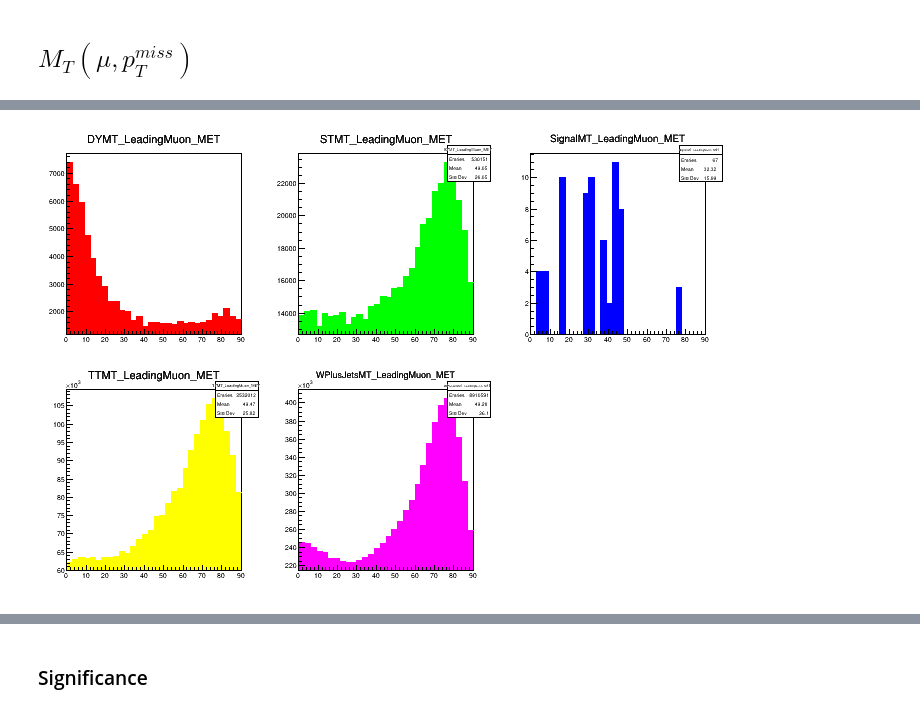
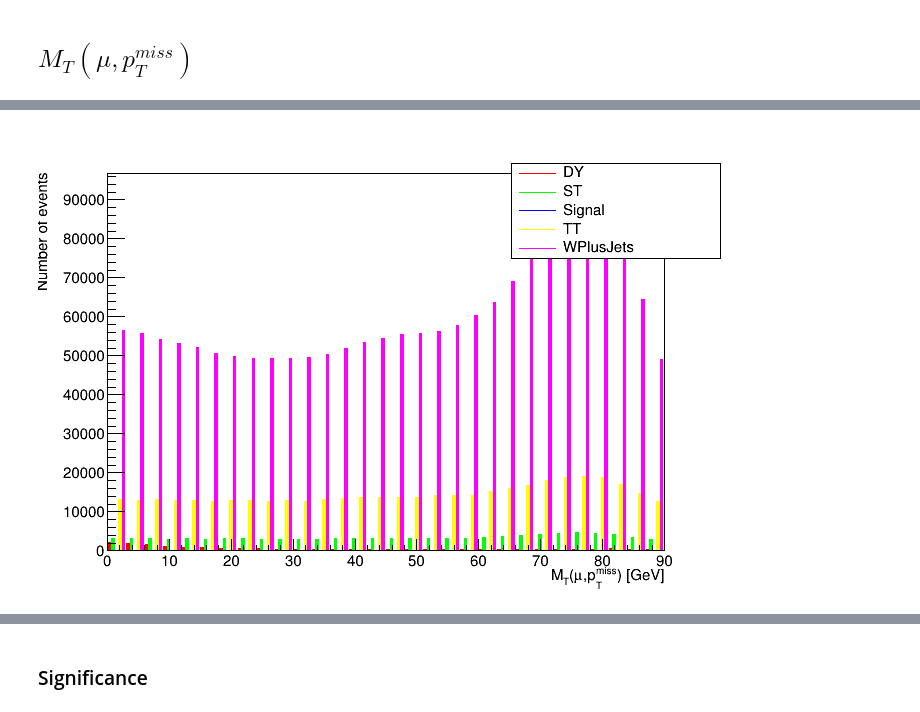
Before and after one commit to HENGEX/VLF_Montecarlo_Ana, a Jupyter notebook: scripts/CutFlow.ipynb, the cells around one changed output, grey strips where cells are left out. Saved outputs shown, nothing was run; the diff lists cells and outputs as text; code cells hidden in the pictures.

```diff
--- a/scripts/CutFlow.ipynb
+++ b/scripts/CutFlow.ipynb
@@ -328,10 +305,10 @@ Info in <TCanvas::Print>: pdf file Plots_PDF/MuonEQ1_bJetsEQ0_MuonsPtLT30_MTLMuo
 # %%
-Mt_hplots["MT_LeadingMuon_MET"].first->Draw("PADS"); //HStack object
+Mt_hplots["MT_LeadingMuon_MET"].first->Draw("Histo,nostackb"); //HStack object
 Mt_hplots["MT_LeadingMuon_MET"].first->SetTitle("");
 Mt_hplots["MT_LeadingMuon_MET"].second->Draw(); //Legend object
 c.Draw();
 # %% [output]
-[figure, old version]
+[figure, new version]
 # %%
 PlotPathName = PlotPath +"/MtAll.pdf";
 if (SaveFiles) c.SaveAs(PlotPathName.c_str(),"pdf");
```
Also changed, not shown: parts of 44 cells of this notebook.
